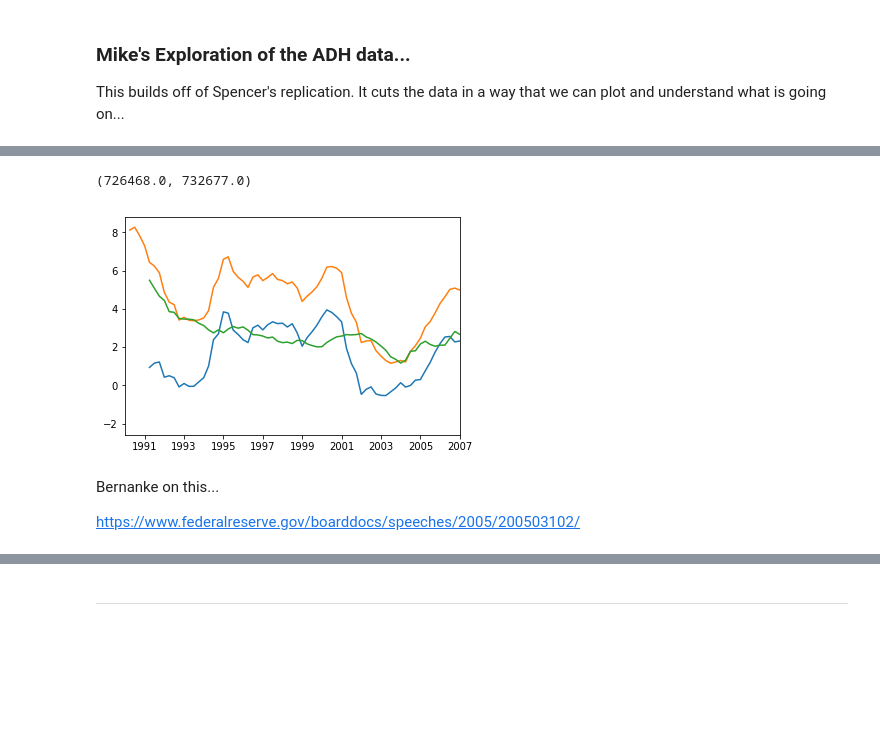
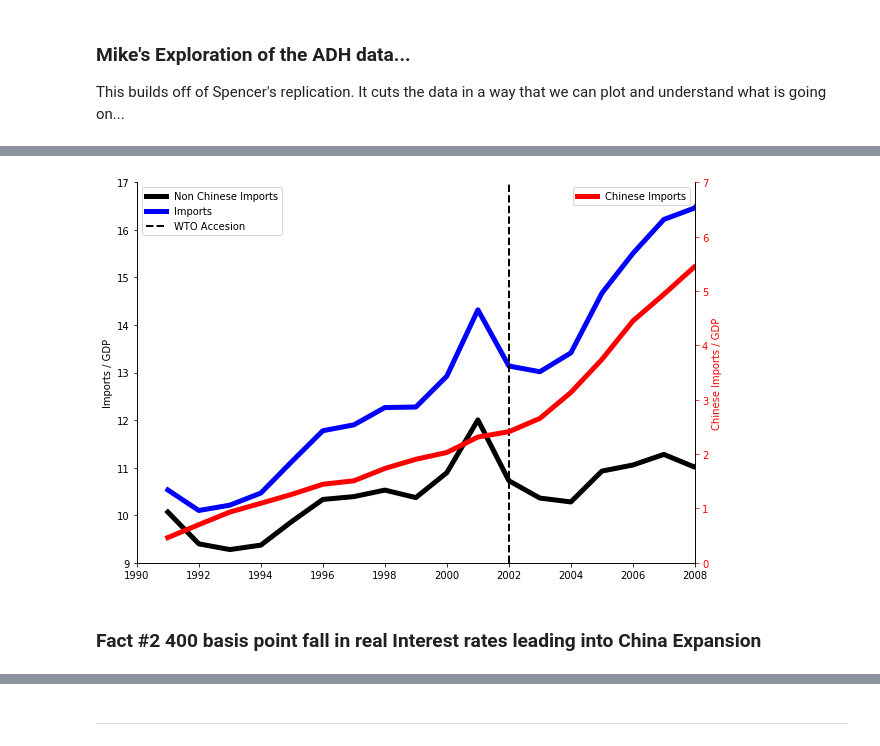
Before and after one commit to mwaugh0328/ADH_replication, a Jupyter notebook: adh_data.ipynb, the cells around one changed output, grey strips where cells are left out. Saved outputs shown, nothing was run; the diff lists cells and outputs as text; code cells hidden in the pictures; blank space fills up the shorter version.

Commit message:
update aggregate and micro facts

```diff
--- a/adh_data.ipynb
+++ b/adh_data.ipynb
@@ -76,18 +63,20 @@ china_imports.head()
 
 china_imports.rename(columns = {"IMPCH": "ch_imports"}, inplace = True)
 
-test = fred.merge(china_imports, how = "outer", left_index = True, right_index = True)
+trade = fred.merge(china_imports, how = "outer", left_index = True, right_index = True)
 
-test = test.resample("Y", convention= 'end').sum()
+trade = trade.resample("Y", convention= 'end').sum()
 
-test["imports_gdp"] =  100* (test.IMPGS / test.GDP )
+trade["imports_gdp"] =  100* (trade.IMPGS / trade.GDP )
 
-test["ch_imports"] = 0.01*test["ch_imports"]
+trade["ch_imports"] = 0.01*trade["ch_imports"]
 
-test["frac_china"] = 100.*test["ch_imports"] / test["IMPGS"]
+trade["frac_china"] = 100.*trade["ch_imports"] / trade["IMPGS"]
 
-test["china_share"] = 100.*test["ch_imports"] / test["GDP"]
+trade["china_share"] = 100.*trade["ch_imports"] / trade["GDP"]
 # %%
-test.loc["2018-12-31"]
+trade.loc["2018-12-31"]
 
-test.drop(pd.to_datetime("2018-12-31"), inplace = True)
+trade.drop(pd.to_datetime("2018-12-31"), inplace = True)
+
+trade.head()
@@ -119,3 +83,48 @@ plt.show()
+# %%
+fig, ax = plt.subplots(figsize = (10,7))
+
+
+ax.plot(trade["imports_gdp"]-trade["china_share"], color = "black",
+        linewidth = 5, label = "Non Chinese Imports")
+
+ax.plot(trade["imports_gdp"], color = "blue",
+        linewidth = 5, label = "Imports")
+
+ax1 = ax.twinx()
+
+ax1.plot(trade["china_share"], color = "red", lw = 5,
+        label = "Chinese Imports")
+
+ax1.set_ylabel('Chinese Imports / GDP', color='r')
+ax1.tick_params('y', colors='r')
+
+ax.spines["top"].set_visible(False)
+ax1.spines["top"].set_visible(False)
+
+
+ax.set_ylabel("Imports / GDP")
+
+ax.set_xlim("1990-01-01", "2008-01-01")
+
+ax.axvline(x= "2002-01-01",           # Set the value equall to the average
+           color='k',       # make the color red
+           label='WTO Accesion', # this is the label (shows up in the legend)
+           linestyle='--',   # the line style
+           linewidth=2)     # thickness of the line
+
+ax.set_ylim(9,17)
+ax1.set_ylim(0,7)
+
+ax.legend()
+ax1.legend()
+
+plt.legend()
+
+plt.show()
+# %% [output]
+[figure, added]
+# %% [markdown]
+### Fact \#2 400 basis point fall in real Interest rates leading into China Expansion
 # %%
 irates = pd.DataFrame(fred["GS1"].resample("Q", convention= 'end').mean())
 
@@ -130,20 +139,3 @@ inflation = pd.DataFrame(fred["CPILFESL"].resample("Q", convention= 'end').mean(
 inflation.index = inflation.index + pd.DateOffset(days=1)
 
 irates["real"] = irates["GS1"] - 100*inflation["CPILFESL"].pct_change(4)
-
-fig, ax = plt.subplots()
-
-ax.plot(irates.real)
-
-ax.plot(irates.GS1)
-
-ax.plot(100*inflation["CPILFESL"].pct_change(4))
-
-ax.set_xlim("1990-01-01", "2007-01-01")
-# %% [output]
-(726468.0, 732677.0)
-[figure, removed]
-# %% [markdown]
-Bernanke on this...
-
-https://www.federalreserve.gov/boarddocs/speeches/2005/200503102/
```
Also changed, not shown: parts of 36 cells of this notebook.
